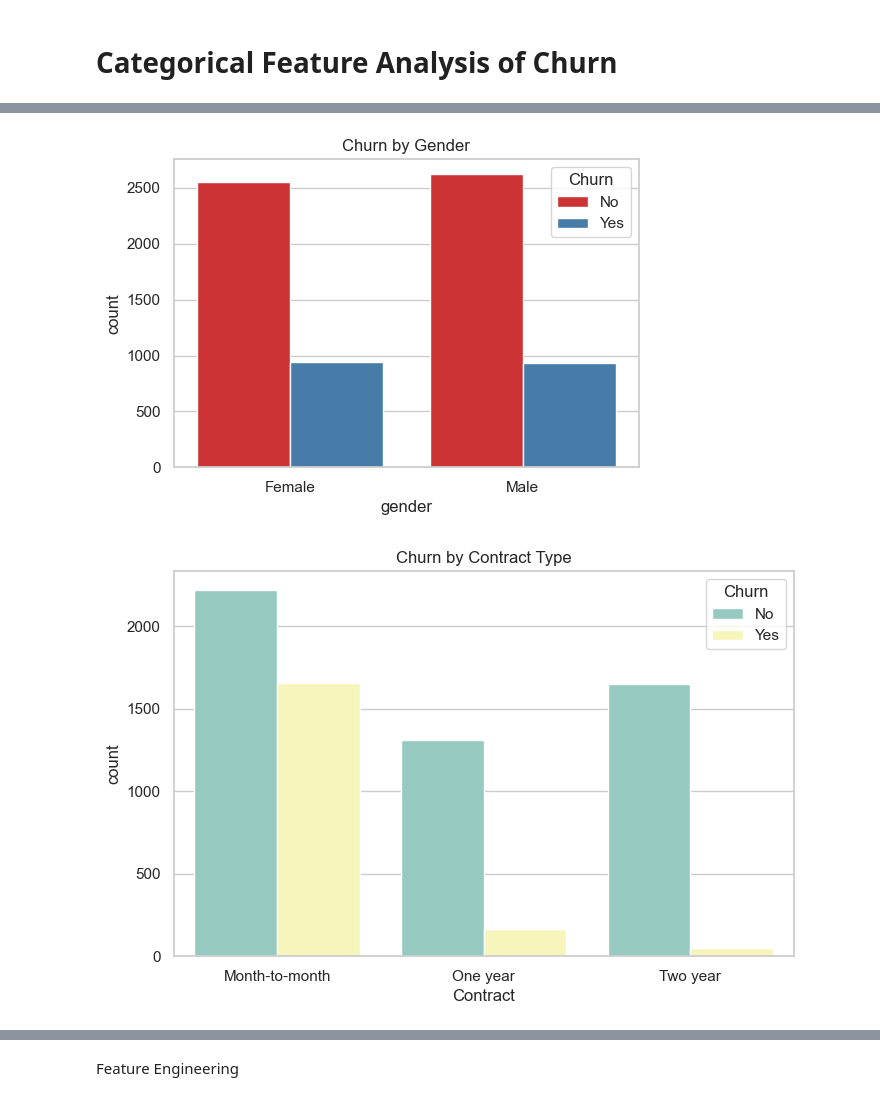
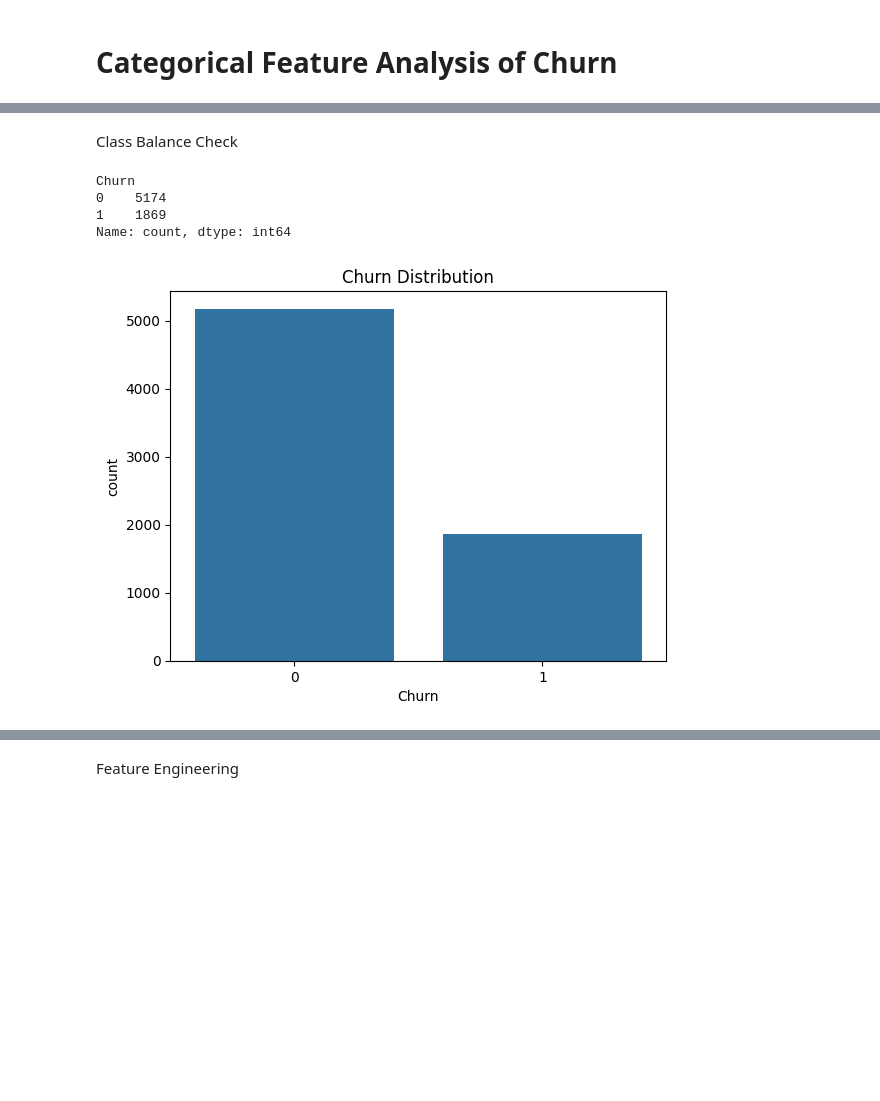
Before and after one commit to Pratibha405/CPDSAI_Churn_Prediction, a Jupyter notebook: code/Churn_Prediction.ipynb, the cells around one changed output, grey strips where cells are left out. Cells and saved outputs as stored; diff of their text form; code cells hidden in the pictures; blank space fills up the shorter version.

```diff
--- a/code/Churn_Prediction.ipynb
+++ b/code/Churn_Prediction.ipynb
@@ -42,5 +132,7 @@ memory usage: 1.1+ MB
+# %%
+df["TotalCharges"] = df["TotalCharges"].replace({" ": "0.0"})
 # %%
-df["TotalCharges"] = pd.to_numeric(df["TotalCharges"], errors="coerce")
+df["TotalCharges"] = df["TotalCharges"].astype(float)
 # %%
 df.info()
 # %% [output]
@@ -86,2 +162,0 @@ dtype: int64
-# %%
-df["TotalCharges"].fillna(df["TotalCharges"].median(), inplace=True)
@@ -123,19 +175 @@ Index(['customerID', 'gender', 'SeniorCitizen', 'Partner', 'Dependents',
       dtype='object')
-# %%
-sns.set(style="whitegrid")
-plt.figure(figsize=(18, 5))
-
-plt.subplot(1, 3, 1)
-sns.histplot(df['tenure'], kde=True, color='blue', bins=30)
-plt.title('Distribution of Tenure')
-
-plt.subplot(1, 3, 2)
-sns.histplot(df['MonthlyCharges'], kde=True, color='green', bins=30)
-plt.title('Distribution of Monthly Charges')
-
-plt.subplot(1, 3, 3)
-sns.histplot(df['TotalCharges'], kde=True, color='red', bins=30)
-plt.title('Distribution of Total Charges')
-
-plt.tight_layout()
-plt.show()
@@ -165,16 +274,14 @@ Passing `palette` without assigning `hue` is deprecated and will be removed in v
+# %% [markdown]
+Class Balance Check
 # %%
-# Churn by Gender
-plt.figure(figsize=(6, 4))
-sns.countplot(x='gender', hue='Churn', data=df, palette='Set1')
-plt.title('Churn by Gender')
+churn_counts = df['Churn'].value_counts()
+print(churn_counts)
+sns.countplot(x='Churn', data=df)
+plt.title('Churn Distribution')
 plt.show()
 # %% [output]
+Churn
+0    5174
+1    1869
+Name: count, dtype: int64
-[figure, old version]
+[figure, new version]
-# %%
-# Churn by Contract Type
-plt.figure(figsize=(8, 5))
-sns.countplot(x='Contract', hue='Churn', data=df, palette='Set3')
-plt.title('Churn by Contract Type')
-plt.show()
-# %% [output]
-[figure, removed]
```
Also changed, not shown: parts of 68 cells of this notebook, 1 other file.
